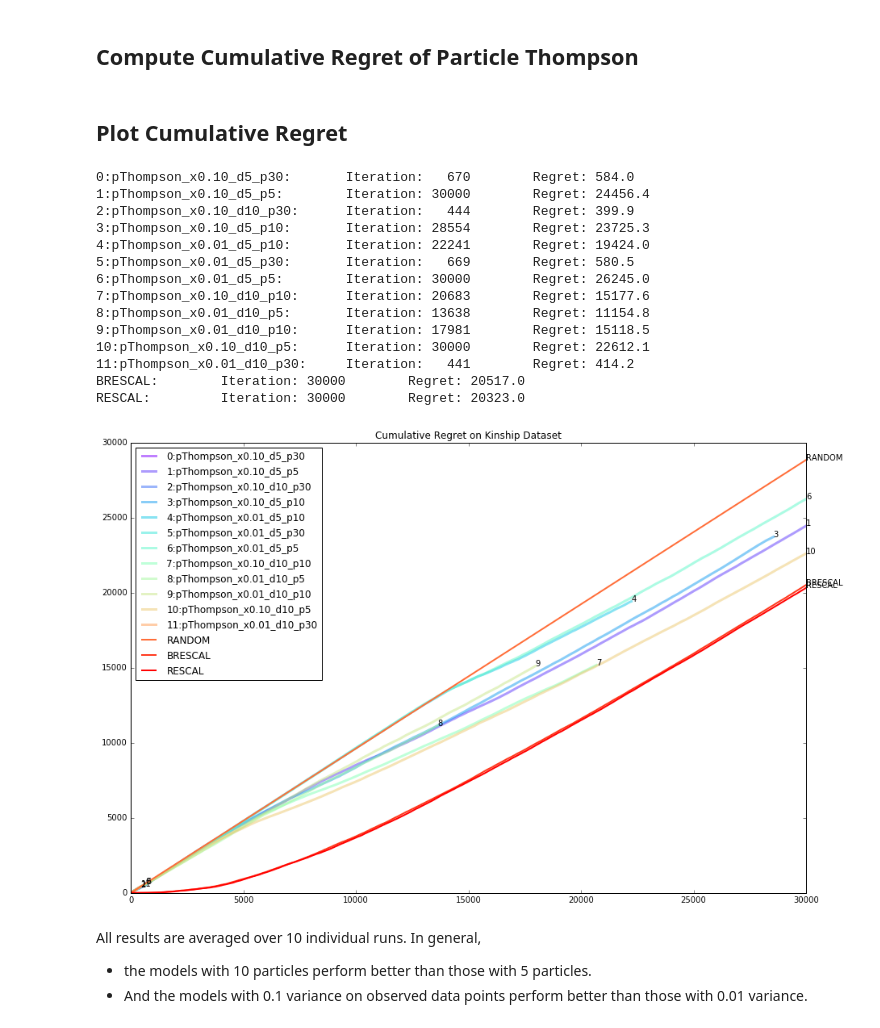
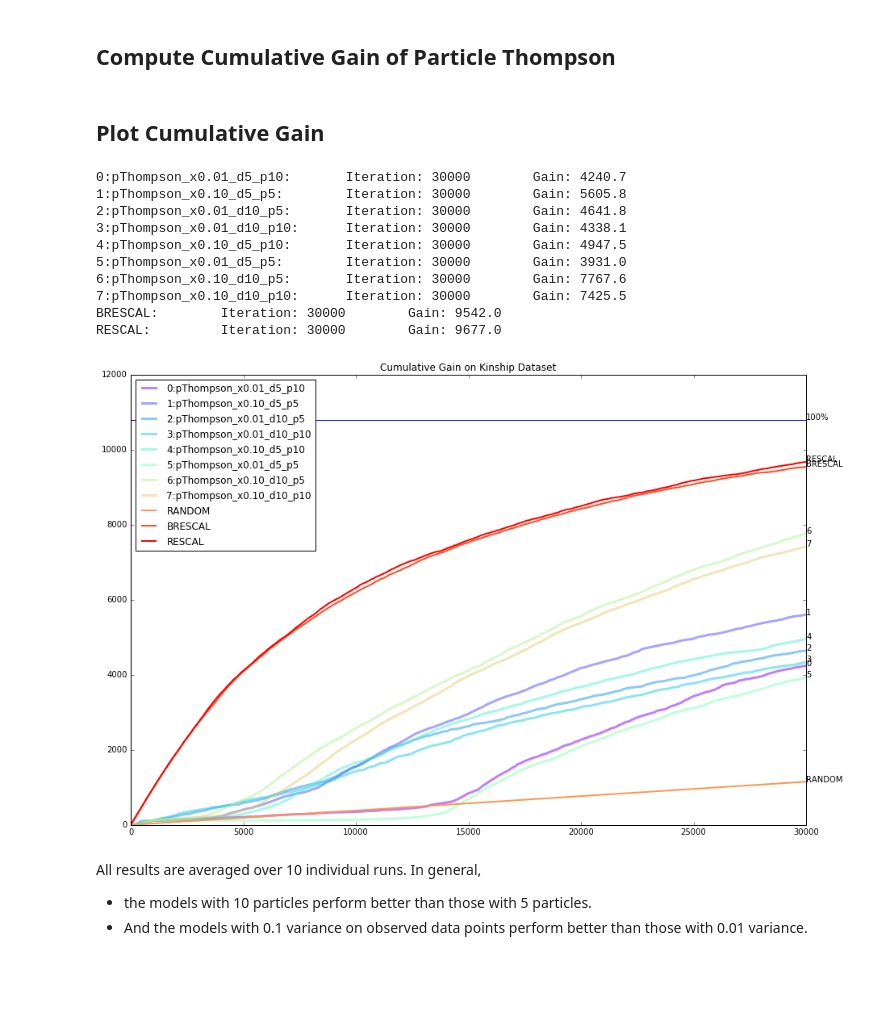
Before and after one commit to dongwookim-ml/almc, a Jupyter notebook: bayesian_rescal/plot_result_kinship.ipynb, the cells around one changed output. Drawn from its saved outputs; the diff is of its cells as text; code cells hidden in the pictures; blank space fills up the shorter version.

```diff
--- a/bayesian_rescal/plot_result_kinship.ipynb
+++ b/bayesian_rescal/plot_result_kinship.ipynb
@@ -61,20 +63,20 @@ regret_rescal = compute_regret(T, seq_rescal)
 # %% [markdown]
-## Compute Cumulative Regret of Particle Thompson
+## Compute Cumulative Gain of Particle Thompson
 # %%
 varxs = [0.1, 0.01]
 n_dims = [5, 10]
-n_particles = [5, 10, 30]
-n_test = 11
+n_particles = [5, 10]
+n_test = 10
 
 dest = '../result/kinship/'
 summary = dict()
 
-for var_x, nt, n_dim, n_particle in itertools.product(varxs, range(1, n_test), n_dims, n_particles):
+for var_x, nt, n_dim, n_particle in itertools.product(varxs, range(n_test), n_dims, n_particles):
     file = os.path.join(dest, 'sRESCAL_varx_%.2f_dim_%d_par_%d_test_%d_convar_False.txt' % (var_x, n_dim, n_particle, nt))
     if os.path.exists(file):
         seq = [line.split(',') for line in open(file, 'r').readlines()]
         key = (var_x, n_dim, n_particle)
-        cum_sum = np.cumsum([1-T[s] for s in seq])
+        cum_sum = np.cumsum([T[s] for s in seq])
 
         if not key in summary:
             summary[key] = list()
@@ -82,60 +84,59 @@ for var_x, nt, n_dim, n_particle in itertools.product(varxs, range(1, n_test), n
         else:
             summary[key].append(cum_sum)
 # %% [markdown]
-## Plot Cumulative Regret
+## Plot Cumulative Gain
 # %%
 fig = plt.figure(figsize=(15,10))
 color=iter(plt.cm.rainbow(np.linspace(0,1,len(summary)+3)))
 markers = iter(MarkerStyle.markers.keys())
 
+
 for line_no, key in enumerate(summary.keys()):
-    min_len = 999999999
-    for cum_sum in summary[key]:
-        if len(cum_sum) < min_len:
-            min_len = len(cum_sum)
-    stat = np.zeros([len(summary[key]), min_len])
+    stat = np.zeros([len(summary[key]), budget])
+    cnt = 0
     for i, cum_sum in enumerate(summary[key]):
-        stat[i] = cum_sum[:min_len]
+        try:
+            stat[i] = cum_sum
+            cnt += 1
+        except:
+            pass
 
-    mean = np.mean(stat, 0)
-    stderr = yerr=np.std(stat, 0)
+    mean = np.sum(stat, 0)/cnt
     plt.plot(mean, label='%d:pThompson_x%.2f_d%d_p%d' % (line_no, key[0], key[1], key[2]),
              color=next(color), linewidth=3, alpha=0.5)
     plt.annotate(str(line_no), xy=(len(mean), mean[-1]))
     #plt.fill_between(range(len(mean)), mean-stderr, mean+stderr, alpha=0.3, color=c)
-    print('%d:pThompson_x%.2f_d%d_p%d:\tIteration: %5d\tRegret: %5.1f' % (line_no, key[0], key[1], key[2], min_len, mean[-1]))
+    print('%d:pThompson_x%.2f_d%d_p%d:\tIteration: %5d\tGain: %5.1f' % (line_no, key[0], key[1], key[2], len(mean), mean[-1]))
 
-print('BRESCAL:\tIteration: %5d\tRegret: %5.1f' % (len(regret_brescal), np.cumsum(regret_brescal)[-1]))
-print('RESCAL:\t\tIteration: %5d\tRegret: %5.1f' % (len(regret_brescal), np.cumsum(regret_rescal)[-1]))
+print('BRESCAL:\tIteration: %5d\tGain: %5.1f' % (len(gain_brescal), np.cumsum(gain_brescal)[-1]))
+print('RESCAL:\t\tIteration: %5d\tGain: %5.1f' % (len(gain_brescal), np.cumsum(gain_rescal)[-1]))
 
 ratio = np.sum(T)/np.prod(T.shape)
-cum_sum = np.cumsum([1. - ratio for i in range(budget)])
+cum_sum = np.cumsum([ratio for i in range(budget)])
 plt.plot(cum_sum, label='RANDOM', color=next(color), linewidth=2)
 plt.annotate('RANDOM', xy=(len(cum_sum), cum_sum[-1]))
-plt.plot(np.cumsum(regret_brescal), label='BRESCAL', color=next(color), linewidth=2)
-plt.annotate('BRESCAL', xy=(len(regret_brescal), np.cumsum(regret_brescal)[-1]))
-plt.plot(np.cumsum(regret_rescal), label='RESCAL', color=next(color), linewidth=2)
-plt.annotate('RESCAL', xy=(len(regret_rescal), np.cumsum(regret_rescal)[-1]))
+plt.plot(np.cumsum(gain_brescal), label='BRESCAL', color=next(color), linewidth=2)
+plt.annotate('BRESCAL', xy=(len(gain_brescal), np.cumsum(gain_brescal)[-1]))
+plt.plot(np.cumsum(gain_rescal), label='RESCAL', color=next(color), linewidth=2)
+plt.annotate('RESCAL', xy=(len(gain_rescal), np.cumsum(gain_rescal)[-1]))
+plt.axhline(y=np.sum(T), xmin=0, xmax=budget)
+plt.annotate('100%', xy=(budget, np.sum(T)))
 
 plt.legend(loc=0)
-plt.title('Cumulative Regret on Kinship Dataset')
+plt.title('Cumulative Gain on Kinship Dataset')
 plt.show()
 # %% [output]
-0:pThompson_x0.10_d5_p30:       Iteration:   670        Regret: 584.0
-1:pThompson_x0.10_d5_p5:        Iteration: 30000        Regret: 24456.4
-2:pThompson_x0.10_d10_p30:      Iteration:   444        Regret: 399.9
-3:pThompson_x0.10_d5_p10:       Iteration: 28554        Regret: 23725.3
-4:pThompson_x0.01_d5_p10:       Iteration: 22241        Regret: 19424.0
-5:pThompson_x0.01_d5_p30:       Iteration:   669        Regret: 580.5
-6:pThompson_x0.01_d5_p5:        Iteration: 30000        Regret: 26245.0
-7:pThompson_x0.10_d10_p10:      Iteration: 20683        Regret: 15177.6
-8:pThompson_x0.01_d10_p5:       Iteration: 13638        Regret: 11154.8
-9:pThompson_x0.01_d10_p10:      Iteration: 17981        Regret: 15118.5
-10:pThompson_x0.10_d10_p5:      Iteration: 30000        Regret: 22612.1
-11:pThompson_x0.01_d10_p30:     Iteration:   441        Regret: 414.2
-BRESCAL:        Iteration: 30000        Regret: 20517.0
-RESCAL:         Iteration: 30000        Regret: 20323.0
+0:pThompson_x0.01_d5_p10:       Iteration: 30000        Gain: 4240.7
+1:pThompson_x0.10_d5_p5:        Iteration: 30000        Gain: 5605.8
+2:pThompson_x0.01_d10_p5:       Iteration: 30000        Gain: 4641.8
+3:pThompson_x0.01_d10_p10:      Iteration: 30000        Gain: 4338.1
+4:pThompson_x0.10_d5_p10:       Iteration: 30000        Gain: 4947.5
+5:pThompson_x0.01_d5_p5:        Iteration: 30000        Gain: 3931.0
+6:pThompson_x0.10_d10_p5:       Iteration: 30000        Gain: 7767.6
+7:pThompson_x0.10_d10_p10:      Iteration: 30000        Gain: 7425.5
+BRESCAL:        Iteration: 30000        Gain: 9542.0
+RESCAL:         Iteration: 30000        Gain: 9677.0
-[figure, old version]
+[figure, new version]
 # %% [markdown]
 All results are averaged over 10 individual runs.
 In general,
```
Also changed, not shown: parts of 18 cells of this notebook, 1 other file.
